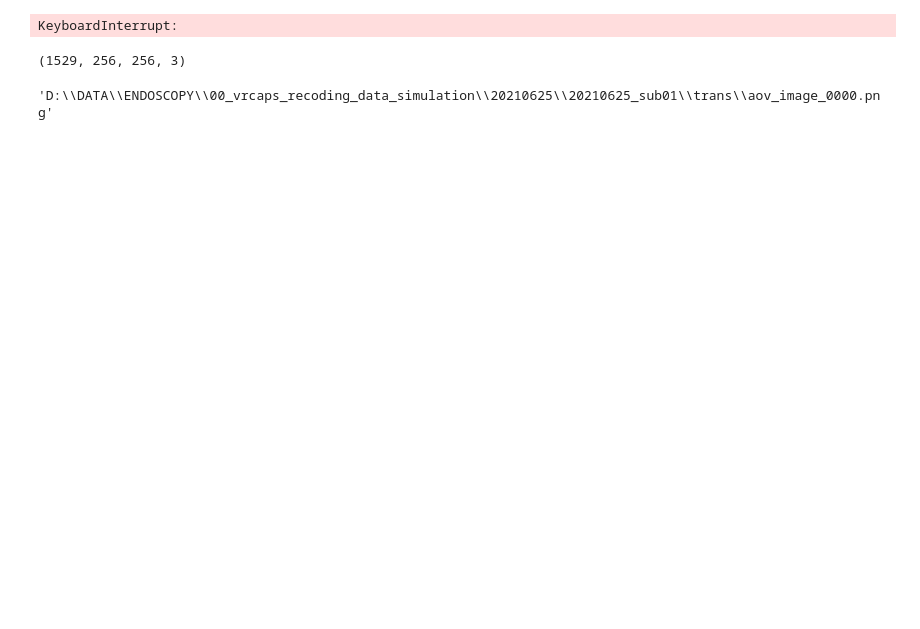
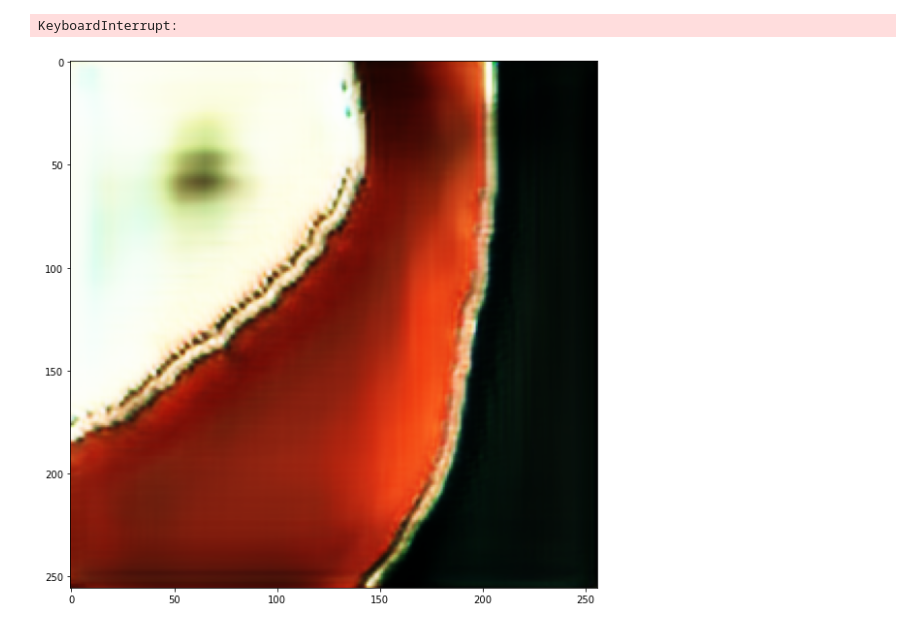
Before and after one commit to stevebong31/endoscopy_stomach_recon, a Jupyter notebook: cycleGAN/attention/test_train.ipynb, the cells around one changed output. Saved outputs shown, nothing was run; the diff lists cells and outputs as text; code cells hidden in the pictures; blank space fills up the shorter version.

```diff
--- a/cycleGAN/attention/test_train.ipynb
+++ b/cycleGAN/attention/test_train.ipynb
@@ -32,7 +32,7 @@ class CycleGAN():
         self.img_shape = (self.img_rows, self.img_cols, self.channels)
 
         # Configure data loader
-        data_path1 = r'D:\DATA\ENDOSCOPY\00_vrcaps_recoding_data_simulation\20210625\20210625_sub01\Recordings'
+        data_path1 = r'D:\DATA\ENDOSCOPY\00_vrcaps_recoding_data_simulation\20210624_delete\train\20210625_sub01\Recordings'
         data_path2 = r'D:\DATA\ENDOSCOPY\yonsei\normal_crop'
         self.batch_size = 6
         self.data1 = load_data(data_path1)
@@ -234,5 +234,5 @@ class CycleGAN():
 # %%
 gan = CycleGAN()
 # %%
-gan.train(epochs=300, sample_interval=100)
+gan.train(epochs=200, sample_interval=100)
 # %% [output]
@@ -303,4 +296,0 @@ data1 = load_data(data_path1)
-# %%
-data1.shape
-# %% [output]
-(1529, 256, 256, 3)
@@ -309,6 +297,14 @@ save_path = 'a'
-# %%
-data_list[0].replace('Recordings', 'trans')
-# %% [output]
-'D:\\DATA\\ENDOSCOPY\\00_vrcaps_recoding_data_simulation\\20210625\\20210625_sub01\\trans\\aov_image_0000.png'
+# %%
+gan.g_AB.load_weights('saved_model/AB_0170.h5')
+# %%
+img = cv2.cvtColor(cv2.imread('test2.png'),cv2.COLOR_BGR2RGB)
+img = cv2.resize(img, (256,256))/127.5 - 1
+predictB = gan.g_AB.predict(img[np.newaxis,...])
+img_trans = 0.5 * predictB[0,...] + 0.5
+plt.figure(figsize=(10,10))
+plt.imshow(img_trans)
+plt.show()
+# %% [output]
+[figure, added]
 # %%
 all_data = []
```
Also changed, not shown: parts of 11 cells of this notebook, 8 other files.
